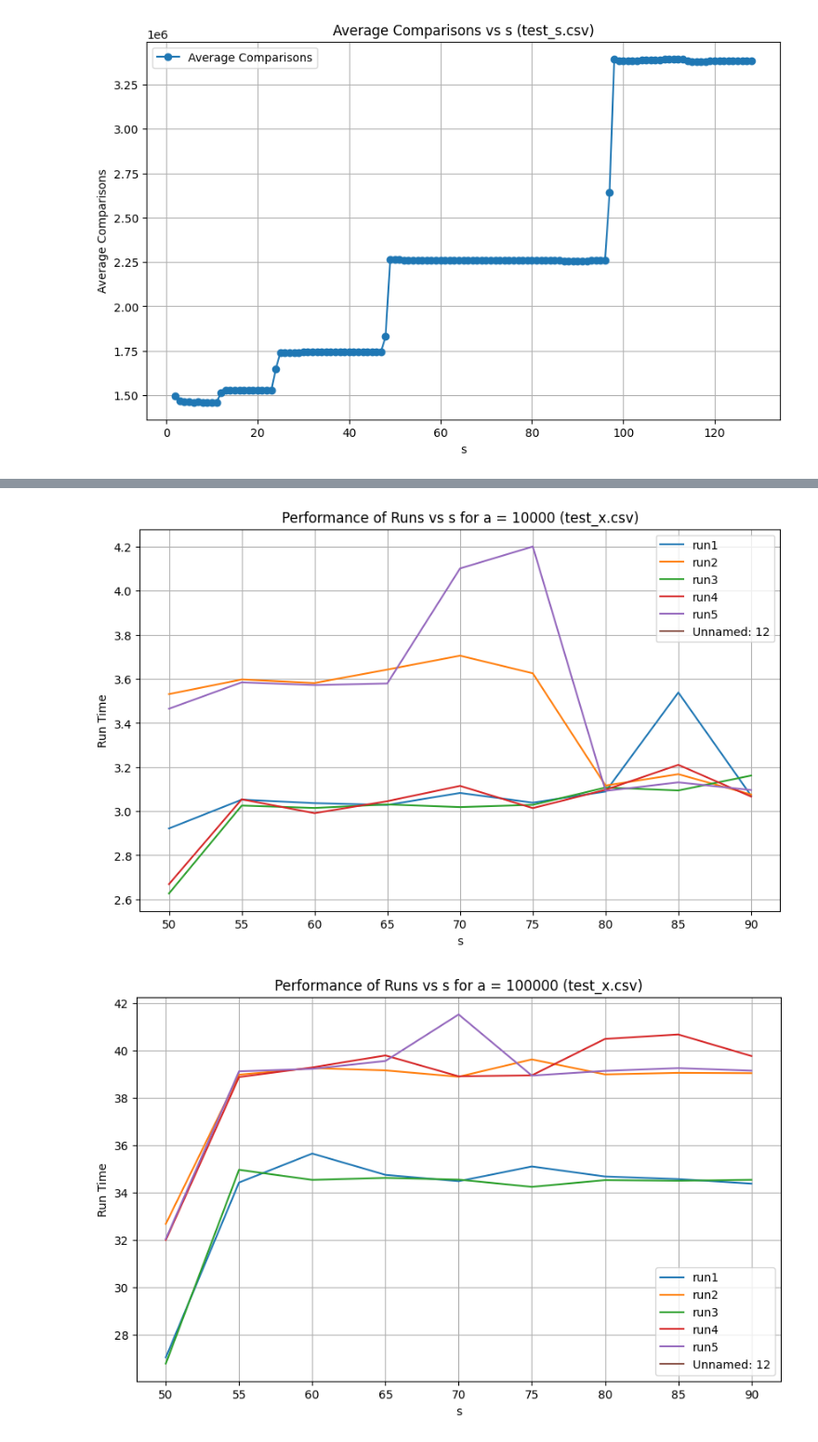
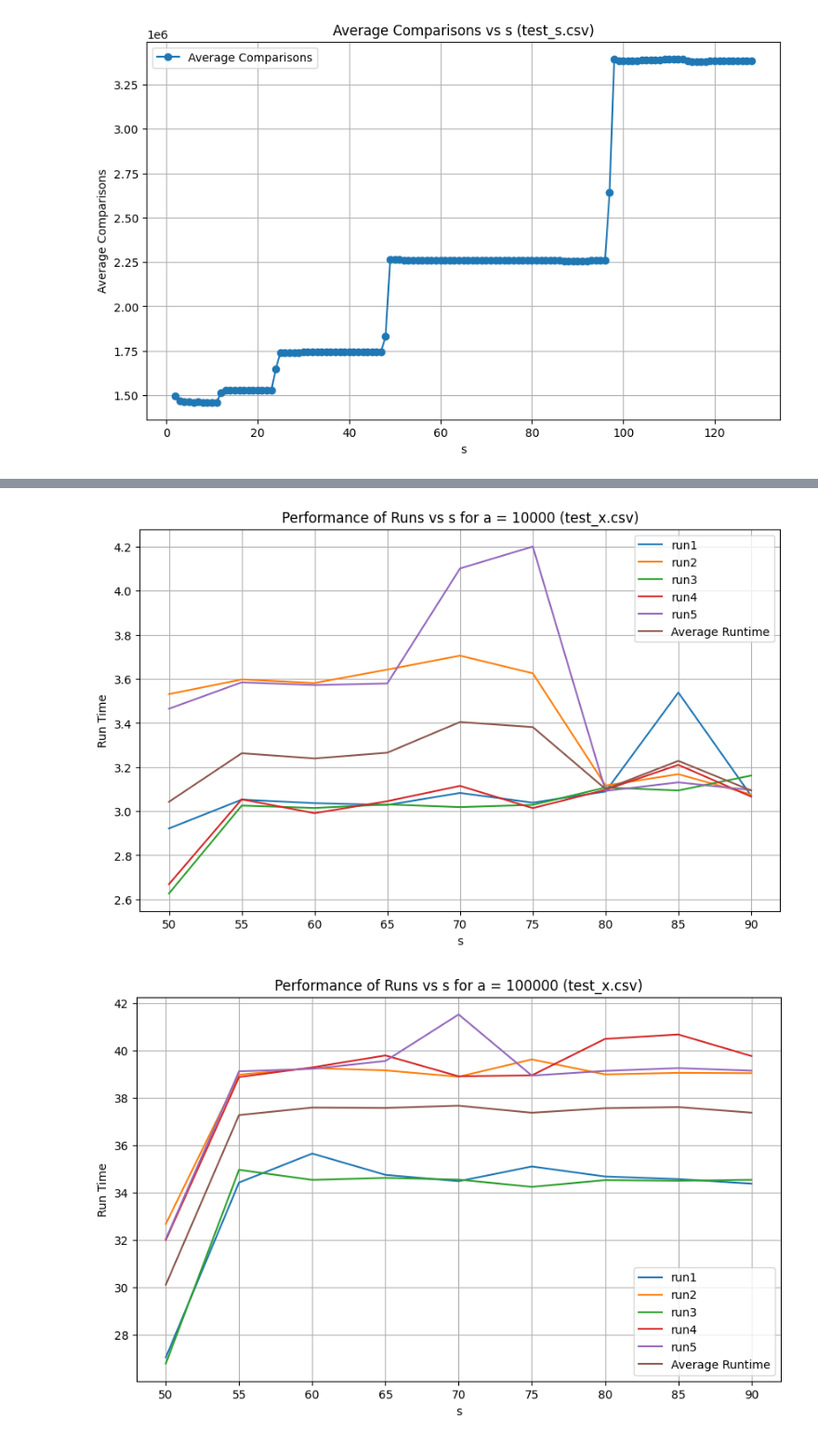
Before and after one commit to Eyewhy/SC2001-Lab, a Jupyter notebook: lab1/Lab1_Graphs.ipynb, the cells around one changed output, grey strips where cells are left out. Shown: that part at 93% size. Drawn from its saved outputs; the diff is of its cells as text; code cells hidden in the pictures.

Commit message:
adding more graphs for x2

```diff
--- a/lab1/Lab1_Graphs.ipynb
+++ b/lab1/Lab1_Graphs.ipynb
@@ -83,11 +129,17 @@ plt.show()
 # %%
 # Plot individual graphs for different a values in test_x.csv
 unique_a_values = test_x[test_x.columns[1]].unique()
+time_columns = [col for col in test_x.columns if "run" in col]
+# del test_x['Unnamed: 12']
 for a_val in unique_a_values:
     subset = test_x[test_x[test_x.columns[1]] == a_val]
     plt.figure(figsize=(10, 6))
     for i in range(2, len(test_x.columns), 2):
         plt.plot(subset[test_x.columns[0]], subset[test_x.columns[i]], label=test_x.columns[i])
+
+    time_avg = subset[time_columns].mean(axis=1)
+    plt.plot(subset[test_x.columns[0]], time_avg, label='Average Runtime')
+
     plt.xlabel("s")
     plt.ylabel("Run Time")
     plt.title(f"Performance of Runs vs s for a = {a_val} (test_x.csv)")
@@ -99,2 +151,2 @@ for a_val in unique_a_values:
-[figure, old version]
+[figure, new version]
-[figure, old version]
+[figure, new version]
```
Also changed, not shown: parts of 6 cells of this notebook, 4 other files.
